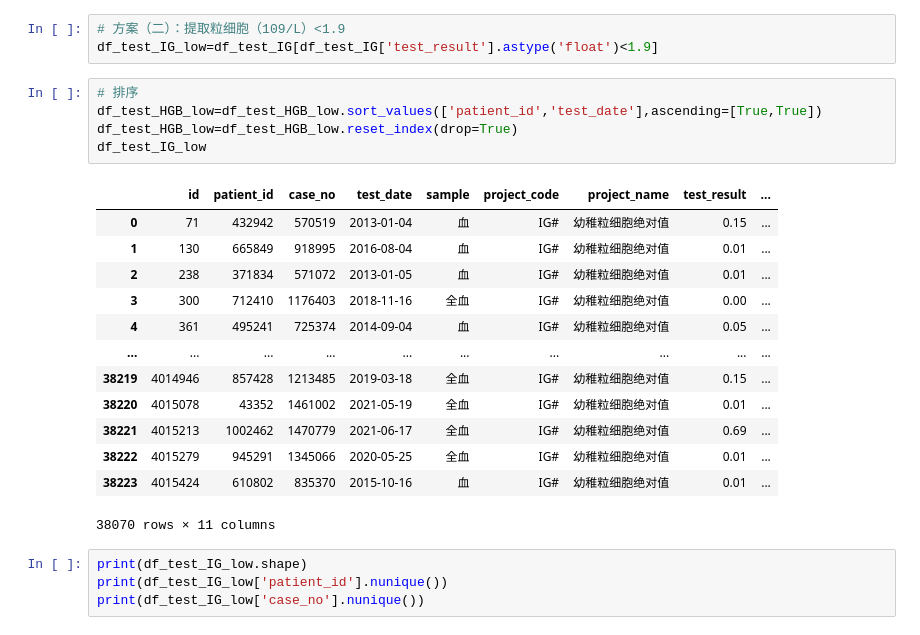
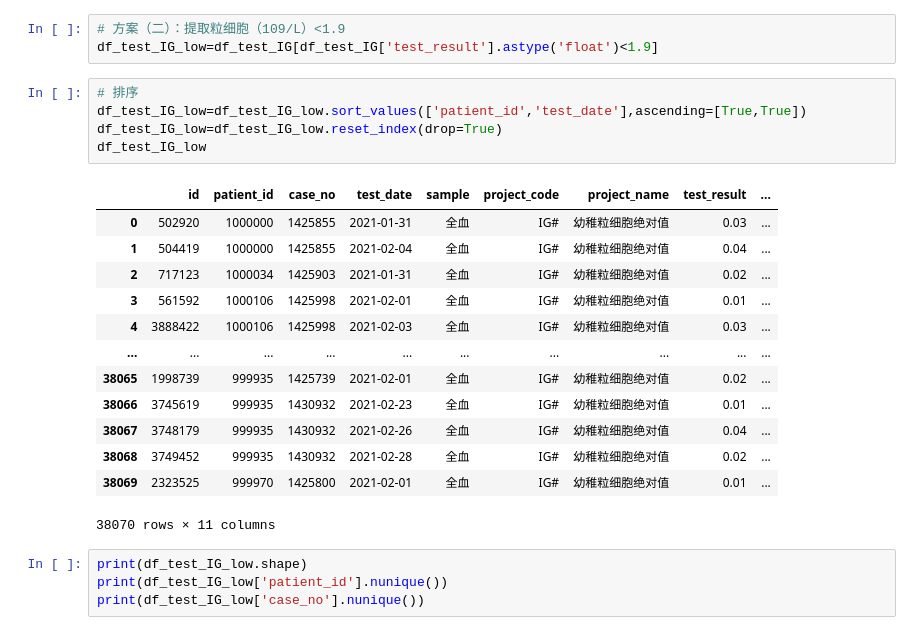
Before and after one commit to yuyongsheng1990/MTX_shanghai_sixth_hospital, a Jupyter notebook: data_process_from_mysql.ipynb, the cells around one changed output. Cells and saved outputs as stored; diff of their text form.

```diff
--- a/data_process_from_mysql.ipynb
+++ b/data_process_from_mysql.ipynb
@@ -1456,22 +1457,22 @@ df_test_IG_low
 df_test_IG_low=df_test_IG[df_test_IG['test_result'].astype('float')<1.9]
 # %%
 # 排序
-df_test_HGB_low=df_test_HGB_low.sort_values(['patient_id','test_date'],ascending=[True,True])
-df_test_HGB_low=df_test_HGB_low.reset_index(drop=True)
+df_test_IG_low=df_test_IG_low.sort_values(['patient_id','test_date'],ascending=[True,True])
+df_test_IG_low=df_test_IG_low.reset_index(drop=True)
 df_test_IG_low
 # %% [output]
 |  | id | patient_id | case_no | test_date | sample | project_code | project_name | test_result | ... |
-| 0 | 71 | 432942 | 570519 | 2013-01-04 | 血 | IG# | 幼稚粒细胞绝对值 | 0.15 | ... |
-| 1 | 130 | 665849 | 918995 | 2016-08-04 | 血 | IG# | 幼稚粒细胞绝对值 | 0.01 | ... |
-| 2 | 238 | 371834 | 571072 | 2013-01-05 | 血 | IG# | 幼稚粒细胞绝对值 | 0.01 | ... |
-| 3 | 300 | 712410 | 1176403 | 2018-11-16 | 全血 | IG# | 幼稚粒细胞绝对值 | 0.00 | ... |
-| 4 | 361 | 495241 | 725374 | 2014-09-04 | 血 | IG# | 幼稚粒细胞绝对值 | 0.05 | ... |
+| 0 | 502920 | 1000000 | 1425855 | 2021-01-31 | 全血 | IG# | 幼稚粒细胞绝对值 | 0.03 | ... |
+| 1 | 504419 | 1000000 | 1425855 | 2021-02-04 | 全血 | IG# | 幼稚粒细胞绝对值 | 0.04 | ... |
+| 2 | 717123 | 1000034 | 1425903 | 2021-01-31 | 全血 | IG# | 幼稚粒细胞绝对值 | 0.02 | ... |
+| 3 | 561592 | 1000106 | 1425998 | 2021-02-01 | 全血 | IG# | 幼稚粒细胞绝对值 | 0.01 | ... |
+| 4 | 3888422 | 1000106 | 1425998 | 2021-02-03 | 全血 | IG# | 幼稚粒细胞绝对值 | 0.03 | ... |
 | ... | ... | ... | ... | ... | ... | ... | ... | ... | ... |
-| 38219 | 4014946 | 857428 | 1213485 | 2019-03-18 | 全血 | IG# | 幼稚粒细胞绝对值 | 0.15 | ... |
-| 38220 | 4015078 | 43352 | 1461002 | 2021-05-19 | 全血 | IG# | 幼稚粒细胞绝对值 | 0.01 | ... |
-| 38221 | 4015213 | 1002462 | 1470779 | 2021-06-17 | 全血 | IG# | 幼稚粒细胞绝对值 | 0.69 | ... |
-| 38222 | 4015279 | 945291 | 1345066 | 2020-05-25 | 全血 | IG# | 幼稚粒细胞绝对值 | 0.01 | ... |
-| 38223 | 4015424 | 610802 | 835370 | 2015-10-16 | 血 | IG# | 幼稚粒细胞绝对值 | 0.01 | ... |
+| 38065 | 1998739 | 999935 | 1425739 | 2021-02-01 | 全血 | IG# | 幼稚粒细胞绝对值 | 0.02 | ... |
+| 38066 | 3745619 | 999935 | 1430932 | 2021-02-23 | 全血 | IG# | 幼稚粒细胞绝对值 | 0.01 | ... |
+| 38067 | 3748179 | 999935 | 1430932 | 2021-02-26 | 全血 | IG# | 幼稚粒细胞绝对值 | 0.04 | ... |
+| 38068 | 3749452 | 999935 | 1430932 | 2021-02-28 | 全血 | IG# | 幼稚粒细胞绝对值 | 0.02 | ... |
+| 38069 | 2323525 | 999970 | 1425800 | 2021-02-01 | 全血 | IG# | 幼稚粒细胞绝对值 | 0.01 | ... |
 38070 rows × 11 columns
 # %%
 print(df_test_IG_low.shape)
```
Also changed, not shown: parts of 114 cells of this notebook.
